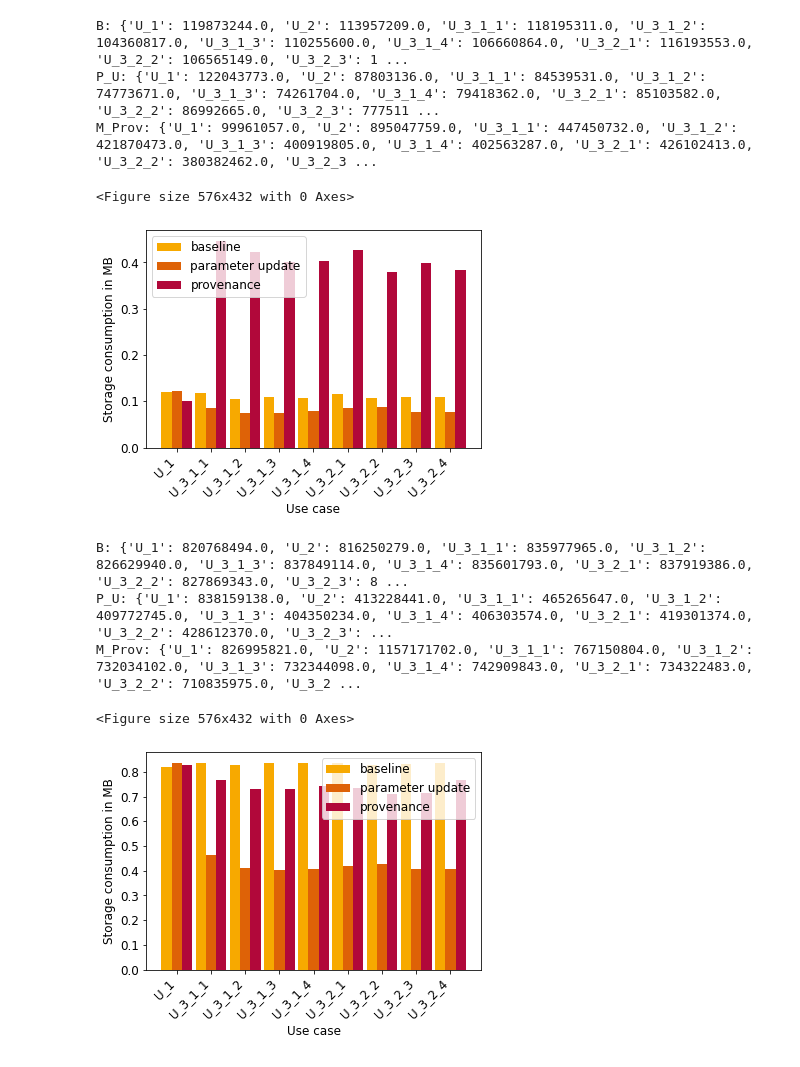
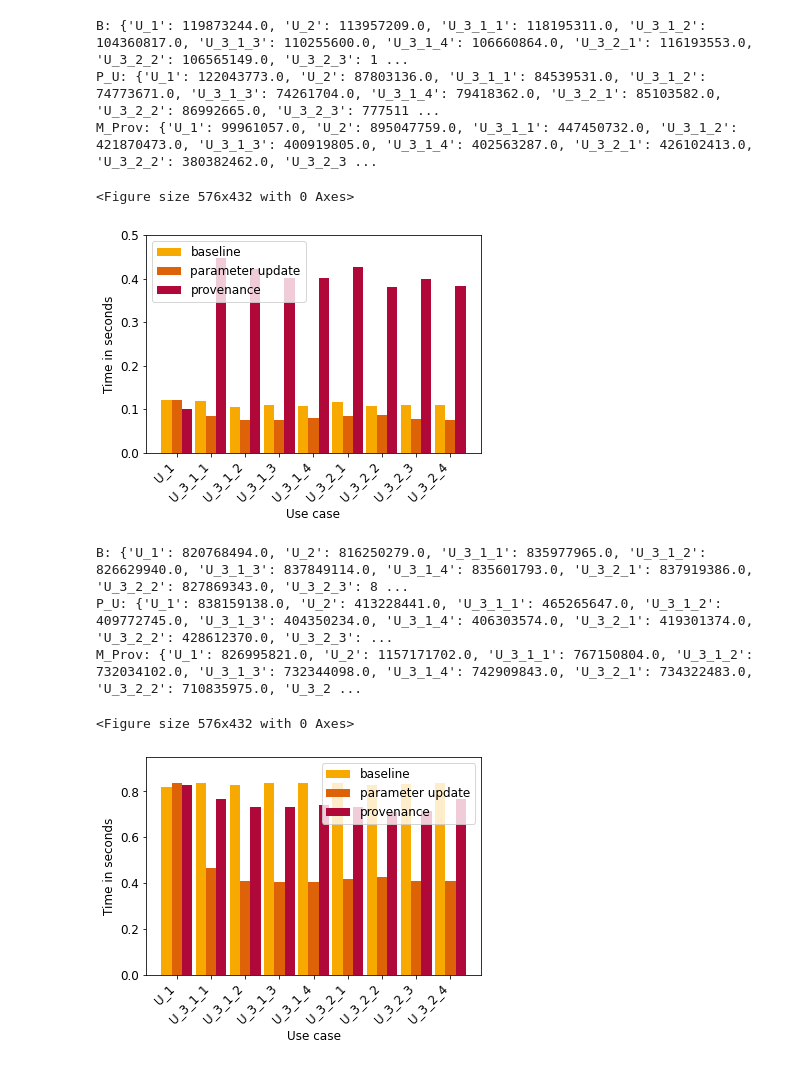
Before and after one commit to slin96/master-thesis, a Jupyter notebook: experiments/plots/compare_times.ipynb, the cells around one changed output. Cells and saved outputs as stored; diff of their text form; code cells hidden in the pictures.

```diff
--- a/experiments/plots/compare_times.ipynb
+++ b/experiments/plots/compare_times.ipynb
@@ -29,15 +29,18 @@ times = extract_times(valid_joined)
 def to_s(values):
     return np.array(list(values)) * 10**-9
 
-def plot_compare_times(baseline, param_update, provenance, save_path=None, ignore_use_cases=[]):
+def plot_compare_times(baseline, param_update, provenance, save_path=None, ignore_use_cases=[], y_min_max=None):
     print('B: {}'.format(baseline))
     print('P_U: {}'.format(param_update))
     print('M_Prov: {}'.format(provenance))
     if ignore_use_cases:
         for u in ignore_use_cases:
-            del baseline[u]
-            del param_update[u]
-            del provenance[u]
+            if u in baseline:
+                del baseline[u]
+            if u in param_update:
+                del param_update[u]
+            if u in provenance:
+                del provenance[u]
 
     matplotlib.rcParams.update({'font.size': 12})
     fig = plt.figure()
@@ -50,7 +53,7 @@ def plot_compare_times(baseline, param_update, provenance, save_path=None, ignor
     rects1 = ax.bar(ind, to_s(baseline.values()), width, color=HPI_LIGHT_ORANGE)
     rects2 = ax.bar(ind + width, to_s(param_update.values()), width, color=HPI_ORANGE)
     rects3 = ax.bar(ind + 2 * width, to_s(provenance.values()), width, color=HPI_RED)
-    ax.set_ylabel('Storage consumption in MB')
+    ax.set_ylabel('Time in seconds')
     ax.set_xticks(ind + width)
     ax.set_xticklabels(x_labels)
     ax.legend((rects1[0], rects2[0], rects3[0]), ('baseline', 'parameter update', 'provenance'))
@@ -58,6 +61,10 @@ def plot_compare_times(baseline, param_update, provenance, save_path=None, ignor
 
     plt.xticks(rotation=45, ha='right')
 
+    if y_min_max:
+        axes = plt.gca()
+        axes.set_ylim(y_min_max)
+
     if save_path:
         fig.savefig(save_path, bbox_inches='tight')
         fig.savefig(save_path + '.pdf', bbox_inches='tight')
@@ -66,21 +109,21 @@ def plot_compare_times(baseline, param_update, provenance, save_path=None, ignor
 # %%
 metas = filter_meta(times, model=MOBILENET, approach=BASELINE, snapshot_type=FINE_TUNED, snapshot_dist='outdoor')
 baseline_save_times = aggregate_fields(metas, aggregate='median', field_key=HIGH_LEVEL_SAVE_TIMES)[HIGH_LEVEL_SAVE_TIMES]
 
 metas = filter_meta(times, model=MOBILENET, approach=PARAM_UPDATE_IMPROVED, snapshot_type=FINE_TUNED, snapshot_dist='outdoor')
 improved_save_param_update_times = aggregate_fields(metas, aggregate='median', field_key=HIGH_LEVEL_SAVE_TIMES)[HIGH_LEVEL_SAVE_TIMES]
 
 metas = filter_meta(times, model=MOBILENET, approach='provenance', snapshot_type=FINE_TUNED, snapshot_dist='outdoor')
 prov_save_times = aggregate_fields(metas, aggregate='median', field_key=HIGH_LEVEL_SAVE_TIMES)[HIGH_LEVEL_SAVE_TIMES]
 
 plot_compare_times(baseline_save_times, improved_save_param_update_times, prov_save_times, ignore_use_cases=[U_2],
-                          save_path='saved-plots/comparisons/compare-save-time-mobilenet-finetuned')
+                          save_path='saved-plots/comparisons/compare-save-time-mobilenet-finetuned', y_min_max=[0,0.5])
 # %% [output]
 B: {'U_1': 119873244.0, 'U_2': 113957209.0, 'U_3_1_1': 118195311.0, 'U_3_1_2': 104360817.0, 'U_3_1_3': 110255600.0, 'U_3_1_4': 106660864.0, 'U_3_2_1': 116193553.0, 'U_3_2_2': 106565149.0, 'U_3_2_3': 1 ...
 P_U: {'U_1': 122043773.0, 'U_2': 87803136.0, 'U_3_1_1': 84539531.0, 'U_3_1_2': 74773671.0, 'U_3_1_3': 74261704.0, 'U_3_1_4': 79418362.0, 'U_3_2_1': 85103582.0, 'U_3_2_2': 86992665.0, 'U_3_2_3': 777511 ...
 M_Prov: {'U_1': 99961057.0, 'U_2': 895047759.0, 'U_3_1_1': 447450732.0, 'U_3_1_2': 421870473.0, 'U_3_1_3': 400919805.0, 'U_3_1_4': 402563287.0, 'U_3_2_1': 426102413.0, 'U_3_2_2': 380382462.0, 'U_3_2_3 ...
 <Figure size 576x432 with 0 Axes>
-[figure, old version]
+[figure, new version]
 # %%
 metas = filter_meta(times, model=RESNET_152, approach=BASELINE, snapshot_type=FINE_TUNED, snapshot_dist='outdoor')
 baseline_save_times = aggregate_fields(metas, aggregate='median', field_key=HIGH_LEVEL_SAVE_TIMES)[HIGH_LEVEL_SAVE_TIMES]
@@ -92,10 +135,10 @@ metas = filter_meta(times, model=RESNET_152, approach='provenance', snapshot_typ
 prov_save_times = aggregate_fields(metas, aggregate='median', field_key=HIGH_LEVEL_SAVE_TIMES)[HIGH_LEVEL_SAVE_TIMES]
 
 plot_compare_times(baseline_save_times, improved_save_param_update_times, prov_save_times, ignore_use_cases=[U_2],
-                          save_path='saved-plots/comparisons/compare-save-time-resnet152-finetuned')
+                          save_path='saved-plots/comparisons/compare-save-time-resnet152-finetuned', y_min_max=[0,0.95])
 # %% [output]
 B: {'U_1': 820768494.0, 'U_2': 816250279.0, 'U_3_1_1': 835977965.0, 'U_3_1_2': 826629940.0, 'U_3_1_3': 837849114.0, 'U_3_1_4': 835601793.0, 'U_3_2_1': 837919386.0, 'U_3_2_2': 827869343.0, 'U_3_2_3': 8 ...
 P_U: {'U_1': 838159138.0, 'U_2': 413228441.0, 'U_3_1_1': 465265647.0, 'U_3_1_2': 409772745.0, 'U_3_1_3': 404350234.0, 'U_3_1_4': 406303574.0, 'U_3_2_1': 419301374.0, 'U_3_2_2': 428612370.0, 'U_3_2_3': ...
 M_Prov: {'U_1': 826995821.0, 'U_2': 1157171702.0, 'U_3_1_1': 767150804.0, 'U_3_1_2': 732034102.0, 'U_3_1_3': 732344098.0, 'U_3_1_4': 742909843.0, 'U_3_2_1': 734322483.0, 'U_3_2_2': 710835975.0, 'U_3_2 ...
 <Figure size 576x432 with 0 Axes>
-[figure, old version]
+[figure, new version]
```
Also changed, not shown: parts of 10 cells of this notebook, 1 other file.
